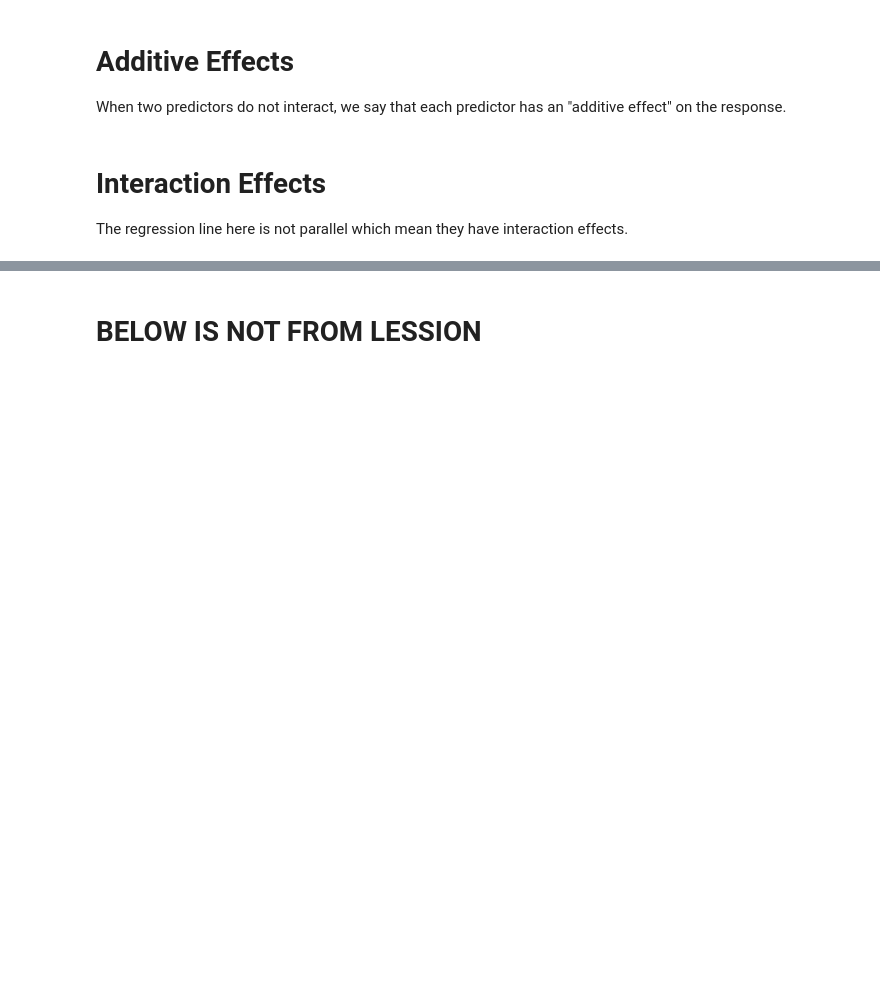
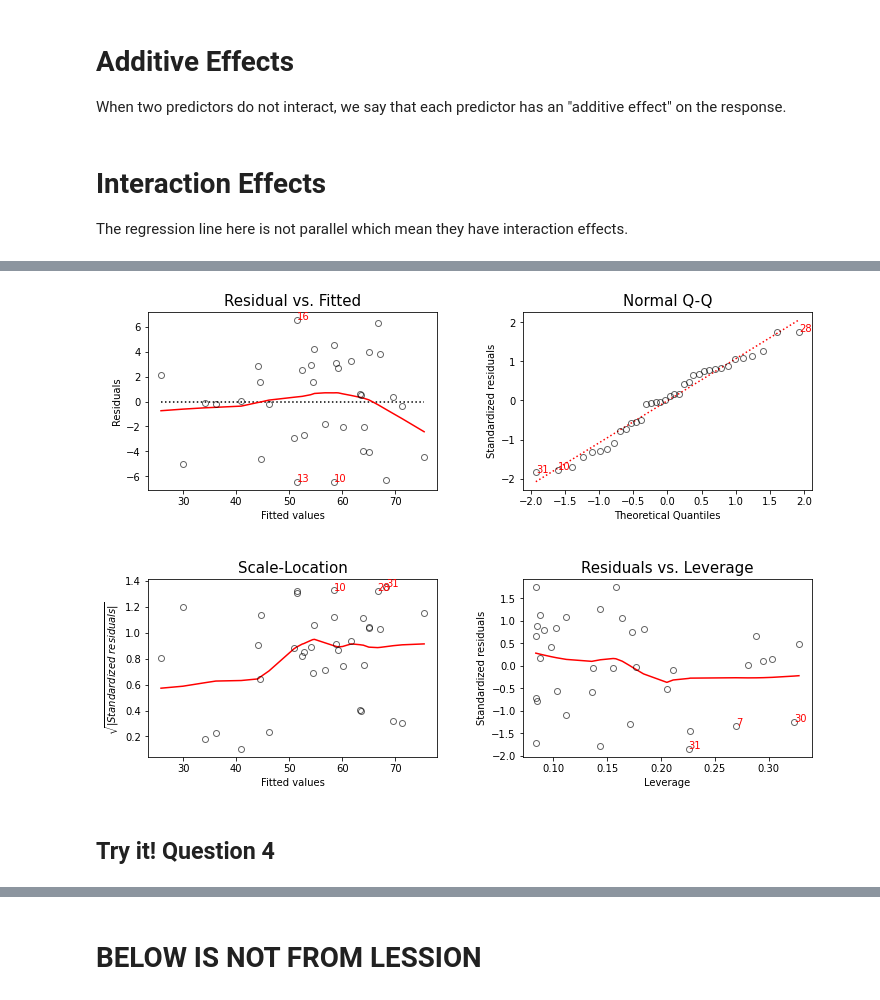
Before and after one commit to vh42720/MAS_fall_21, a Jupyter notebook: stat_501/lesson/lesson_8.ipynb, the cells around one changed output, grey strips where cells are left out. Cells and saved outputs as stored; diff of their text form; code cells hidden in the pictures; blank space fills up the shorter version.

```diff
--- a/stat_501/lesson/lesson_8.ipynb
+++ b/stat_501/lesson/lesson_8.ipynb
@@ -41,6 +41,7 @@ def simple_ols(df, x , y):
     print(anova_lm(reg))
     print('='*78)
     print(reg.summary())
+    return reg
 # %% [markdown]
 ### Example on Birth Weight and Smoking
 
@@ -150,0 +170,7 @@ The regression line here is not parallel which mean they have interaction effect
+# %%
+# peek at the data
+print(df.head())
+print('='*78)
+
+# interaction regression
+reg = simple_ols(df, x='age + x2 + x3 + age*x2 + age*x3', y='y')
@@ -150,0 +205,5 @@ The regression line here is not parallel which mean they have interaction effect
+# %%
+# diagnostic plots
+plt.figure(figsize=(10, 7))
+lmdiag.plot(reg)
+# %% [output]
@@ -150,0 +211,3 @@ The regression line here is not parallel which mean they have interaction effect
+[figure, added]
+# %% [markdown]
+## Try it! Question 4
```
Also changed, not shown: parts of 18 cells of this notebook, 3 other files.
